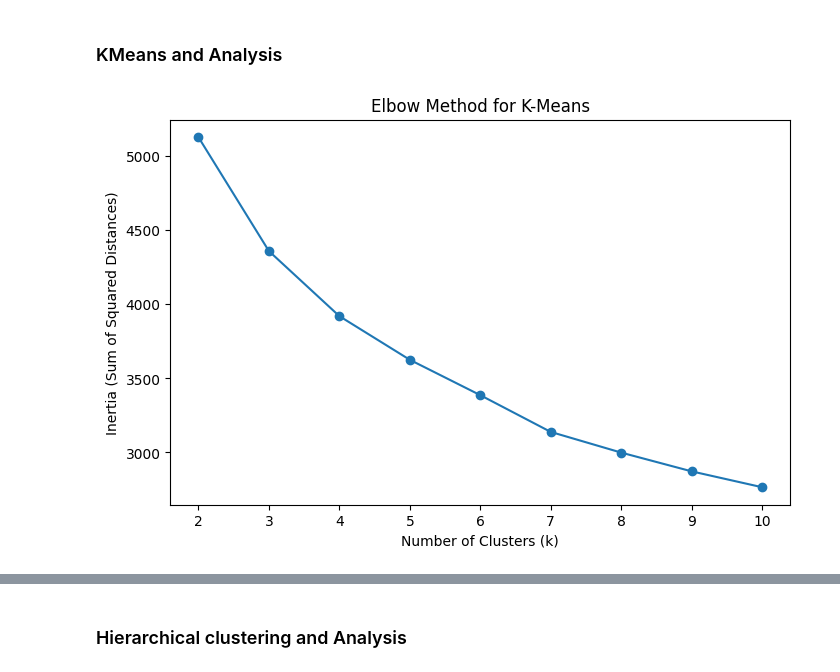
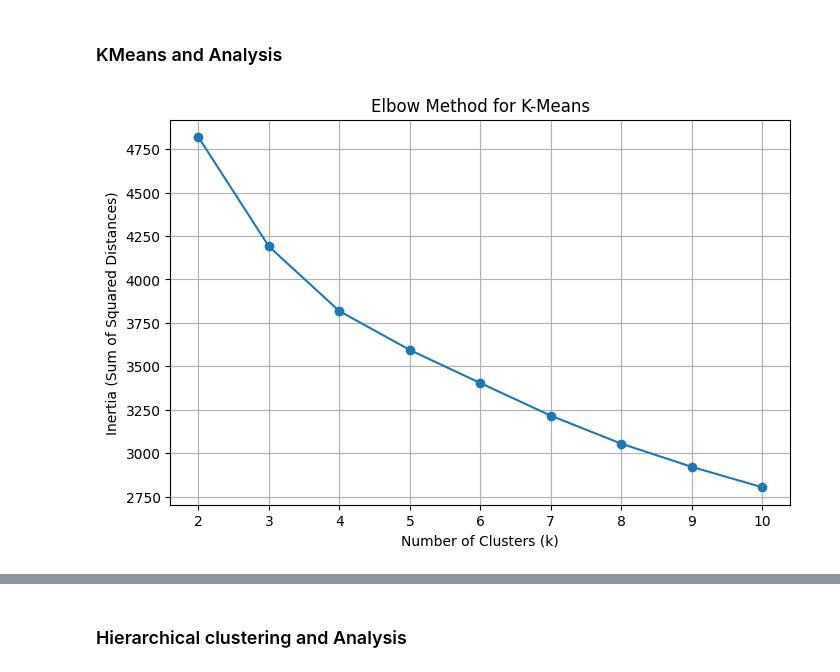
Before and after one commit to mayoayileka09/Diabetes_ML_Analysis, a Jupyter notebook: notebooks/Notebook.ipynb, the cells around one changed output, grey strips where cells are left out. Saved outputs shown, nothing was run; the diff lists cells and outputs as text; code cells hidden in the pictures.

```diff
--- a/notebooks/Notebook.ipynb
+++ b/notebooks/Notebook.ipynb
@@ -4,43 +4,65 @@
 import pandas as pd
 from sklearn.preprocessing import StandardScaler
 
+import pandas as pd
+import numpy as np
+from sklearn.preprocessing import StandardScaler
+from sklearn.impute import KNNImputer
+from sklearn.pipeline import Pipeline
+
+
 df = pd.read_csv("../data/diabetes2.csv")
 
-# Basic cleaning
+# Columns where zero is INVALID and should be treated as missing
+cols_with_invalid_zeros = ["Glucose", "BloodPressure", "SkinThickness", "Insulin", "BMI"]
 
-### Add the mean instead of dropping missing values
-df = df.fillna(df.mean())
+# Replace zeros with NaN
+for col in cols_with_invalid_zeros:
+    df[col] = df[col].replace(0, np.nan)
+
+# Split features/target
 df_features  = df.drop("Outcome", axis=1)
 df_target = df["Outcome"]
-scaler = StandardScaler()
-scaled_features = scaler.fit_transform(df_features)
-df_scaled = pd.DataFrame(scaled_features, columns=df_features.columns)
-df_processed = pd.concat([df_scaled, df_target.reset_index(drop=True)], axis=1)
+
+
+pipeline = Pipeline([
+    ("imputer", KNNImputer(n_neighbors=5)),
+    ("scaler", StandardScaler())
+])
+
+# Apply pipeline to feature data
+processed_features = pipeline.fit_transform(df_features)
+
+# Build final labeled and unlabeled dataframe
+df_processed = pd.DataFrame(processed_features, columns=df_features.columns)
+df_labeled = df_processed.copy()
+df_labeled["Outcome"] = df_target.values
 # %% [markdown]
 ### KMeans and Analysis
 # %%
 from sklearn.cluster import KMeans
 from sklearn.metrics import silhouette_score, davies_bouldin_score
 import matplotlib.pyplot as plt
 
-# Feature matrix for clustering
-X = df_scaled.values
+# Feature matrix for clustering (exclude labels or old cluster columns)
+X = df_processed.drop(columns=["Outcome", "hier_cluster", "kmeans_cluster"], errors="ignore").values
 
 # Elbow Method (k = 2 to 10)
 inertias = []
 k_values = range(2, 11)
 
 for k in k_values:
     kmeans = KMeans(n_clusters=k, random_state=42, n_init=10)
     kmeans.fit(X)
     inertias.append(kmeans.inertia_)
 
 plt.figure(figsize=(8, 5))
 plt.plot(k_values, inertias, marker="o")
 plt.title("Elbow Method for K-Means")
 plt.xlabel("Number of Clusters (k)")
 plt.ylabel("Inertia (Sum of Squared Distances)")
+plt.grid(True)
 plt.show()
 # %% [output]
-[figure, old version]
+[figure, new version]
 # %%
```
Also changed, not shown: parts of 21 cells of this notebook.
